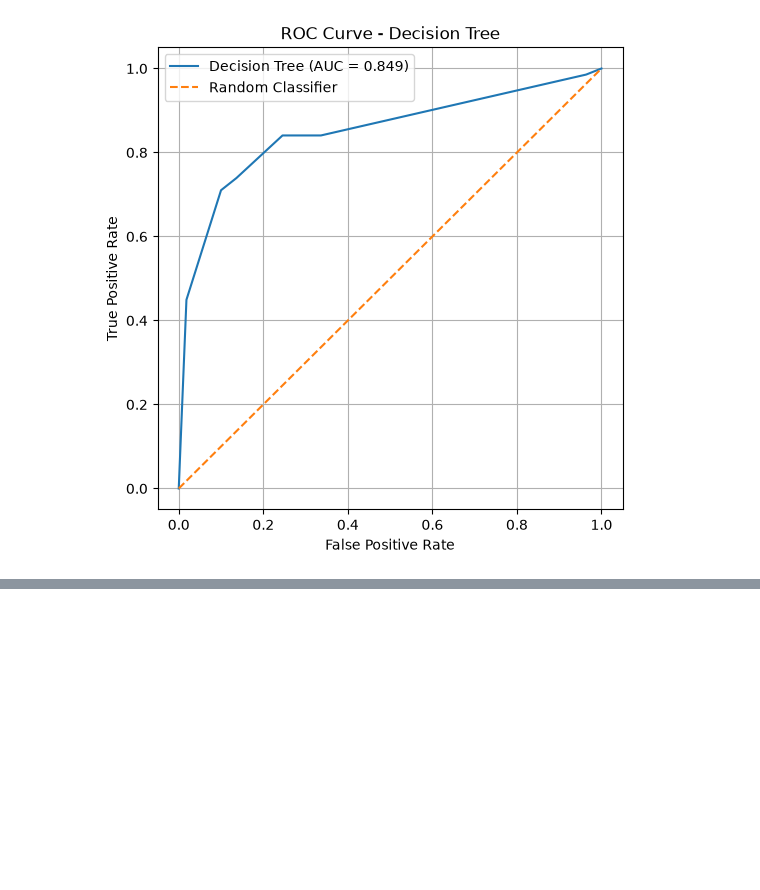
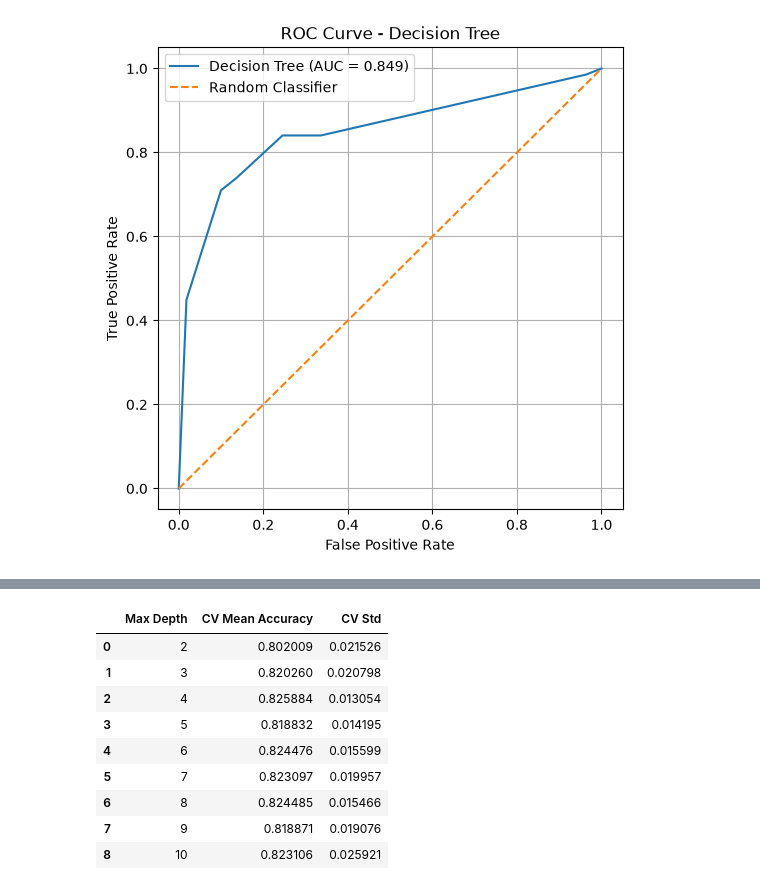
Before and after one commit to tharunika-19/Machine_Learning, a Jupyter notebook: Titanic Survival Intelligence/ Titanic_ML.ipynb, the cells around one changed output, grey strips where cells are left out. Drawn from its saved outputs; the diff is of its cells as text; code cells hidden in the pictures; blank space fills up the shorter version.

```diff
--- a/Titanic Survival Intelligence/ Titanic_ML.ipynb
+++ b/Titanic Survival Intelligence/ Titanic_ML.ipynb
@@ -1566,0 +1656,42 @@ plt.show()
+# %%
+from sklearn.model_selection import cross_val_score
+from sklearn.ensemble import RandomForestClassifier
+
+rf_cv_results = []
+
+for depth in range(2, 11):
+
+    rf = RandomForestClassifier(
+        n_estimators=100,
+        max_depth=depth,
+        random_state=42
+    )
+
+    scores = cross_val_score(
+        rf,
+        X_train_tree,
+        y_train_tree,
+        cv=5,
+        scoring="accuracy"
+    )
+
+    rf_cv_results.append({
+        "Max Depth": depth,
+        "CV Mean Accuracy": scores.mean(),
+        "CV Std": scores.std()
+    })
+
+rf_cv_df = pd.DataFrame(rf_cv_results)
+
+rf_cv_df
+# %% [output]
+|  | Max Depth | CV Mean Accuracy | CV Std |
+| 0 | 2 | 0.802009 | 0.021526 |
+| 1 | 3 | 0.820260 | 0.020798 |
+| 2 | 4 | 0.825884 | 0.013054 |
+| 3 | 5 | 0.818832 | 0.014195 |
+| 4 | 6 | 0.824476 | 0.015599 |
+| 5 | 7 | 0.823097 | 0.019957 |
+| 6 | 8 | 0.824485 | 0.015466 |
+| 7 | 9 | 0.818871 | 0.019076 |
+| 8 | 10 | 0.823106 | 0.025921 |
```
Also changed, not shown: parts of 15 cells of this notebook.
